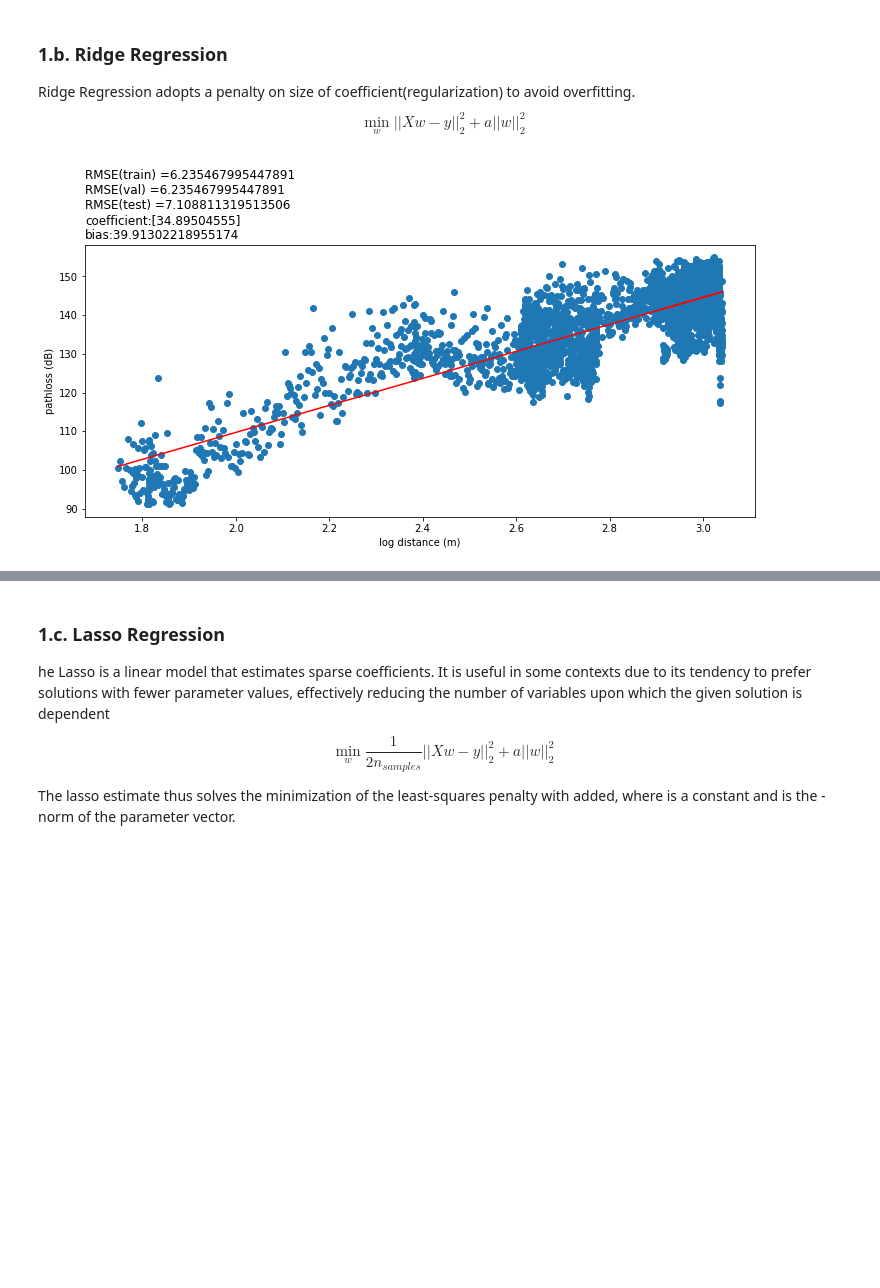
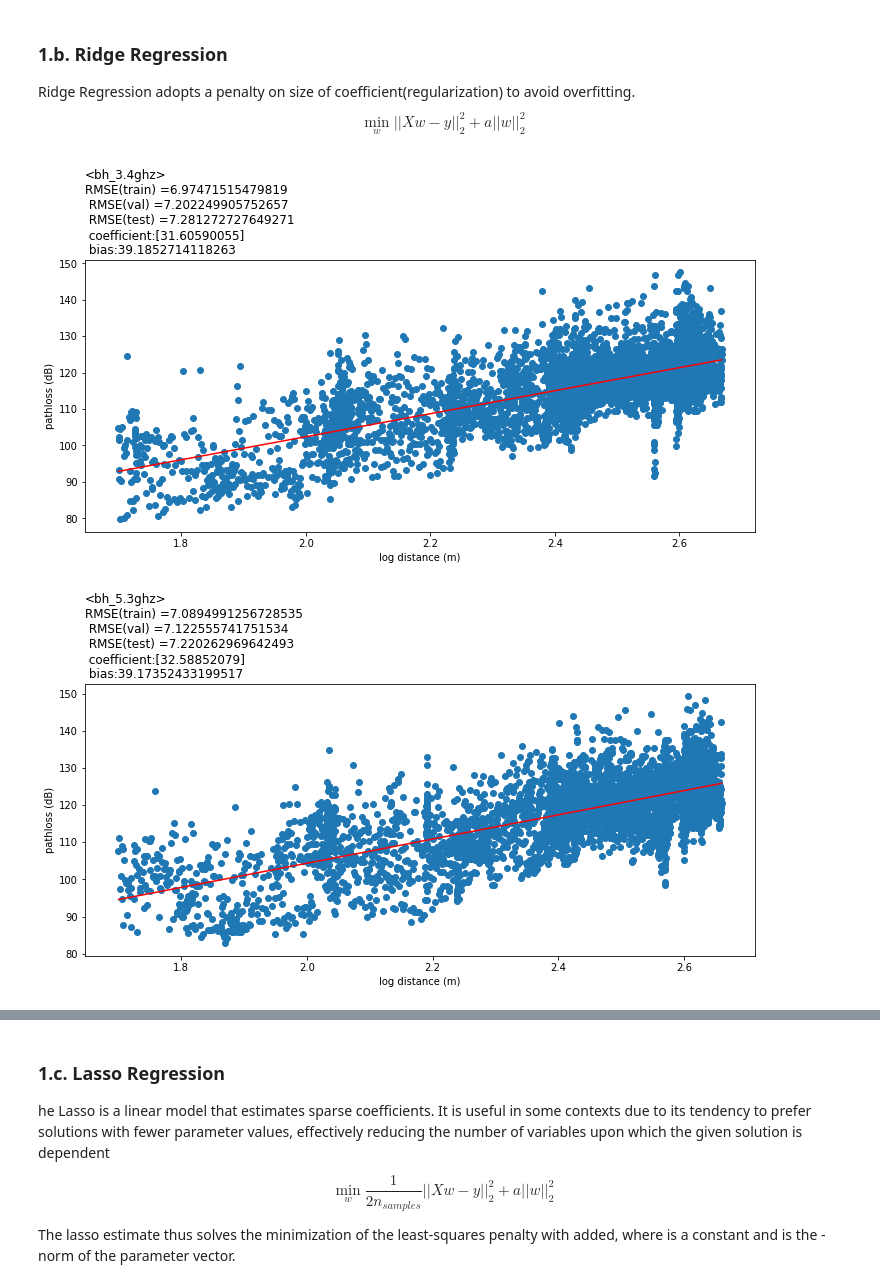
Before and after one commit to chanship72/pathloss, a Jupyter notebook: linreg.ipynb, the cells around one changed output, grey strips where cells are left out. Cells and saved outputs as stored; diff of their text form; code cells hidden in the pictures; blank space fills up the shorter version.

Commit message:
add new datasets & refine models

```diff
--- a/linreg.ipynb
+++ b/linreg.ipynb
@@ -54,38 +130,15 @@ plt.show()
 ### 1.b. Ridge Regression
 Ridge Regression adopts a penalty on size of coefficient(regularization) to avoid overfitting.
 $$ \min_{w}||Xw - y||_2^2 + a||w||_2^2 $$
-# %%
-import numpy as np
-from sklearn import linear_model
-import matplotlib.pyplot as plt
-from LIN_REG.data_loader import data_loader_pathloss
-
-X_train, y_train, X_val, y_val, X_test, y_test = data_loader_pathloss('PLdata.mat')
-
-model = linear_model.RidgeCV(alphas=[0.1, 1.0, 10.0], cv=3)
-model.fit(X_train, y_train)
-
-train_prediction = model.predict(X_train)
-train_rmse = np.sqrt(np.mean((y_train-train_prediction)**2));
-
-val_prediction = model.predict(X_val)
-val_rmse = np.sqrt(np.mean((y_val-val_prediction)**2));
-
-test_prediction = model.predict(X_test)
-test_rmse = np.sqrt(np.mean((y_test-test_prediction)**2));
-
-plt.figure(figsize=(12, 5))
-ax = plt.axes()
-ax.scatter(X_train, y_train)
-ax.plot(X_train, train_prediction, color="red")
-plt.title("RMSE(train) =" + str(train_rmse)
-          + "\nRMSE(val) =" + str(val_rmse)
-          + "\nRMSE(test) =" + str(test_rmse)
-          + "\ncoefficient:" + str(model.coef_)
-          + "\nbias:" + str(model.intercept_),loc='left')
-ax.set_xlabel('log distance (m)')
-ax.set_ylabel('pathloss (dB)')
-
-plt.show()
-# %% [output]
-[figure, removed]
+# %%
+%autoreload
+
+ridgeRegression(X_bh_34_train, y_bh_34_train, X_bh_34_val, y_bh_34_val, X_bh_34_test, y_bh_34_test,"bh_3.4ghz")
+ridgeRegression(X_bh_53_train, y_bh_53_train, X_bh_53_val, y_bh_53_val, X_bh_53_test, y_bh_53_test,"bh_5.3ghz")
+ridgeRegression(X_bh_64_train, y_bh_64_train, X_bh_64_val, y_bh_64_val, X_bh_64_test, y_bh_64_test,"bh_6.4ghz")
+ridgeRegression(X_ma_34_train, y_ma_34_train, X_ma_34_val, y_ma_34_val, X_ma_34_test, y_ma_34_test,"ma_3.4ghz")
+ridgeRegression(X_ma_53_train, y_ma_53_train, X_ma_53_val, y_ma_53_val, X_ma_53_test, y_ma_53_test,"ma_5.3ghz")
+ridgeRegression(X_ma_64_train, y_ma_64_train, X_ma_64_val, y_ma_64_val, X_ma_64_test, y_ma_64_test,"ma_6.4ghz")
+# %% [output]
+[figure, added]
+[figure, added]
```
Also changed, not shown: parts of 52 cells of this notebook, 8 other files.
